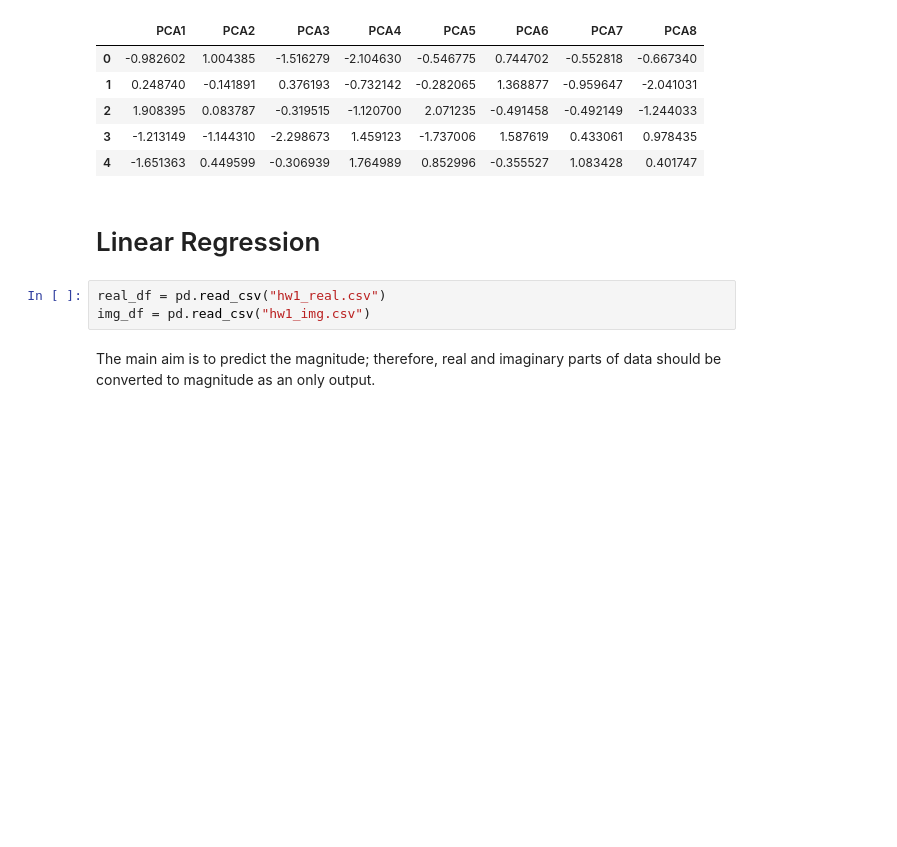
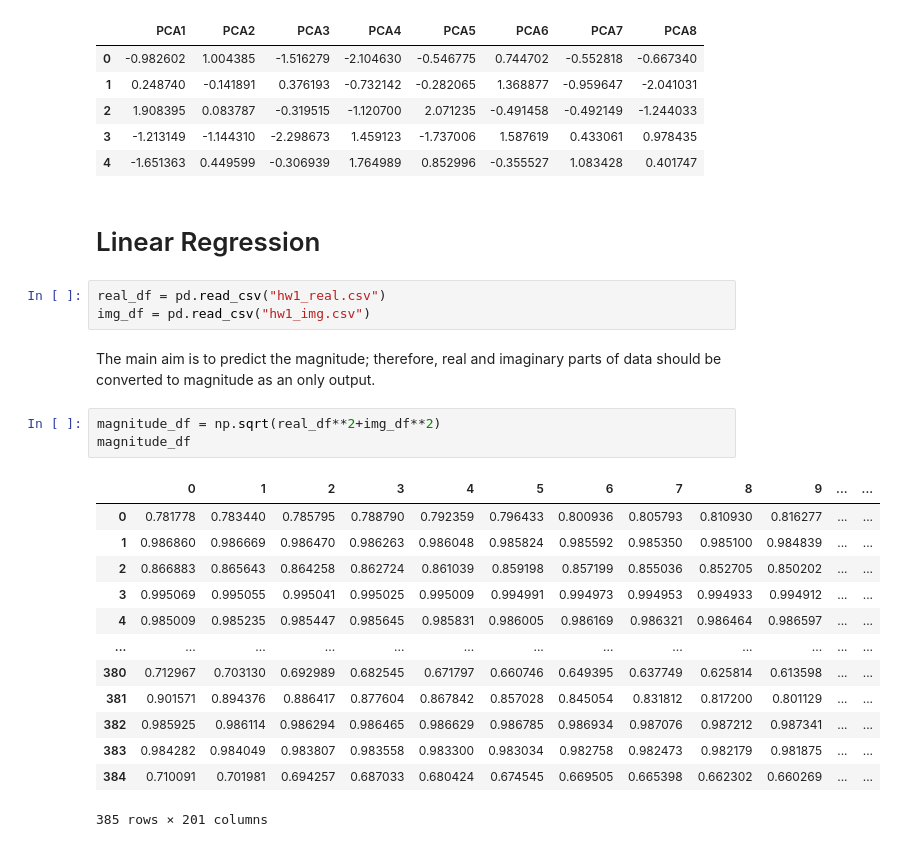
Before and after one commit to BU-IE-582/fall-24-YusufKAvcakar, a Jupyter notebook: HW1.ipynb, the cells around one changed output. Drawn from its saved outputs; the diff is of its cells as text; blank space fills up the shorter version.

```diff
--- a/HW1.ipynb
+++ b/HW1.ipynb
@@ -93,3 +93,20 @@ real_df = pd.read_csv("hw1_real.csv")
 img_df = pd.read_csv("hw1_img.csv")
 # %% [markdown]
 The main aim is to predict the magnitude; therefore, real and imaginary parts of data should be converted to magnitude as an only output.
+# %%
+magnitude_df = np.sqrt(real_df**2+img_df**2)
+magnitude_df
+# %% [output]
+|  | 0 | 1 | 2 | 3 | 4 | 5 | 6 | 7 | 8 | 9 | ... | ... |
+| 0 | 0.781778 | 0.783440 | 0.785795 | 0.788790 | 0.792359 | 0.796433 | 0.800936 | 0.805793 | 0.810930 | 0.816277 | ... | ... |
+| 1 | 0.986860 | 0.986669 | 0.986470 | 0.986263 | 0.986048 | 0.985824 | 0.985592 | 0.985350 | 0.985100 | 0.984839 | ... | ... |
+| 2 | 0.866883 | 0.865643 | 0.864258 | 0.862724 | 0.861039 | 0.859198 | 0.857199 | 0.855036 | 0.852705 | 0.850202 | ... | ... |
+| 3 | 0.995069 | 0.995055 | 0.995041 | 0.995025 | 0.995009 | 0.994991 | 0.994973 | 0.994953 | 0.994933 | 0.994912 | ... | ... |
+| 4 | 0.985009 | 0.985235 | 0.985447 | 0.985645 | 0.985831 | 0.986005 | 0.986169 | 0.986321 | 0.986464 | 0.986597 | ... | ... |
+| ... | ... | ... | ... | ... | ... | ... | ... | ... | ... | ... | ... | ... |
+| 380 | 0.712967 | 0.703130 | 0.692989 | 0.682545 | 0.671797 | 0.660746 | 0.649395 | 0.637749 | 0.625814 | 0.613598 | ... | ... |
+| 381 | 0.901571 | 0.894376 | 0.886417 | 0.877604 | 0.867842 | 0.857028 | 0.845054 | 0.831812 | 0.817200 | 0.801129 | ... | ... |
+| 382 | 0.985925 | 0.986114 | 0.986294 | 0.986465 | 0.986629 | 0.986785 | 0.986934 | 0.987076 | 0.987212 | 0.987341 | ... | ... |
+| 383 | 0.984282 | 0.984049 | 0.983807 | 0.983558 | 0.983300 | 0.983034 | 0.982758 | 0.982473 | 0.982179 | 0.981875 | ... | ... |
+| 384 | 0.710091 | 0.701981 | 0.694257 | 0.687033 | 0.680424 | 0.674545 | 0.669505 | 0.665398 | 0.662302 | 0.660269 | ... | ... |
+385 rows × 201 columns
```
Also changed, not shown: parts of 5 cells of this notebook.
